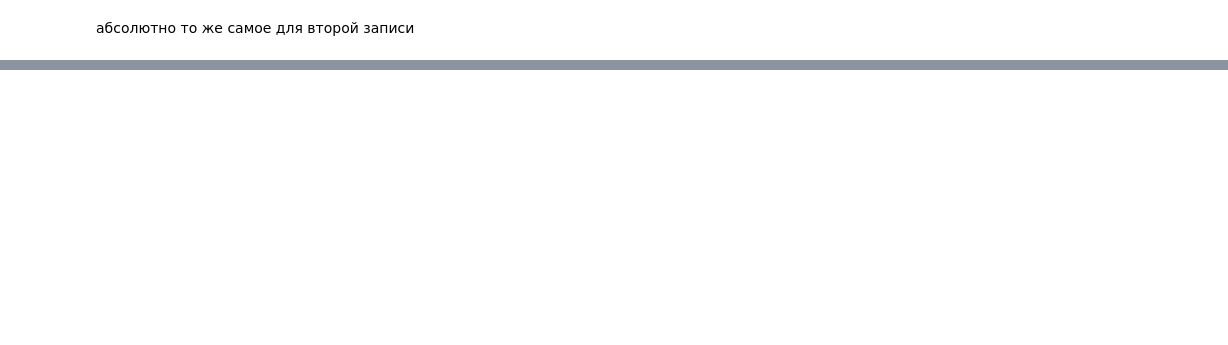
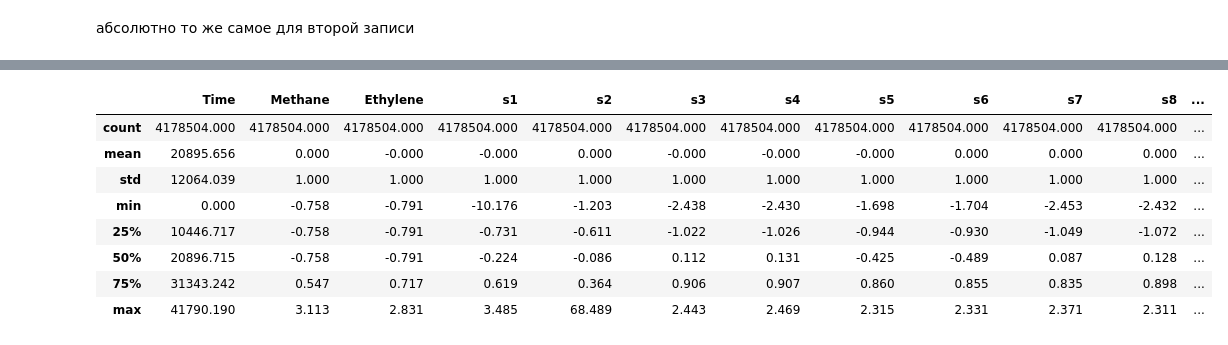
Before and after one commit to GaleevArslanDev/DySiG, a Jupyter notebook: eda.ipynb, the cells around one changed output, grey strips where cells are left out. Cells and saved outputs as stored; diff of their text form; code cells hidden in the pictures; blank space fills up the shorter version.

```diff
--- a/eda.ipynb
+++ b/eda.ipynb
@@ -273,0 +298,12 @@ plt.show()
+# %%
+ethylene_methane.describe().round(3)
+# %% [output]
+|  | Time | Methane | Ethylene | s1 | s2 | s3 | s4 | s5 | s6 | s7 | s8 | ... |
+| count | 4178504.000 | 4178504.000 | 4178504.000 | 4178504.000 | 4178504.000 | 4178504.000 | 4178504.000 | 4178504.000 | 4178504.000 | 4178504.000 | 4178504.000 | ... |
+| mean | 20895.656 | 0.000 | -0.000 | -0.000 | 0.000 | -0.000 | -0.000 | -0.000 | 0.000 | 0.000 | 0.000 | ... |
+| std | 12064.039 | 1.000 | 1.000 | 1.000 | 1.000 | 1.000 | 1.000 | 1.000 | 1.000 | 1.000 | 1.000 | ... |
+| min | 0.000 | -0.758 | -0.791 | -10.176 | -1.203 | -2.438 | -2.430 | -1.698 | -1.704 | -2.453 | -2.432 | ... |
+| 25% | 10446.717 | -0.758 | -0.791 | -0.731 | -0.611 | -1.022 | -1.026 | -0.944 | -0.930 | -1.049 | -1.072 | ... |
+| 50% | 20896.715 | -0.758 | -0.791 | -0.224 | -0.086 | 0.112 | 0.131 | -0.425 | -0.489 | 0.087 | 0.128 | ... |
+| 75% | 31343.242 | 0.547 | 0.717 | 0.619 | 0.364 | 0.906 | 0.907 | 0.860 | 0.855 | 0.835 | 0.898 | ... |
+| max | 41790.190 | 3.113 | 2.831 | 3.485 | 68.489 | 2.443 | 2.469 | 2.315 | 2.331 | 2.371 | 2.311 | ... |
```
Also changed, not shown: parts of 9 cells of this notebook, 8 other files.
